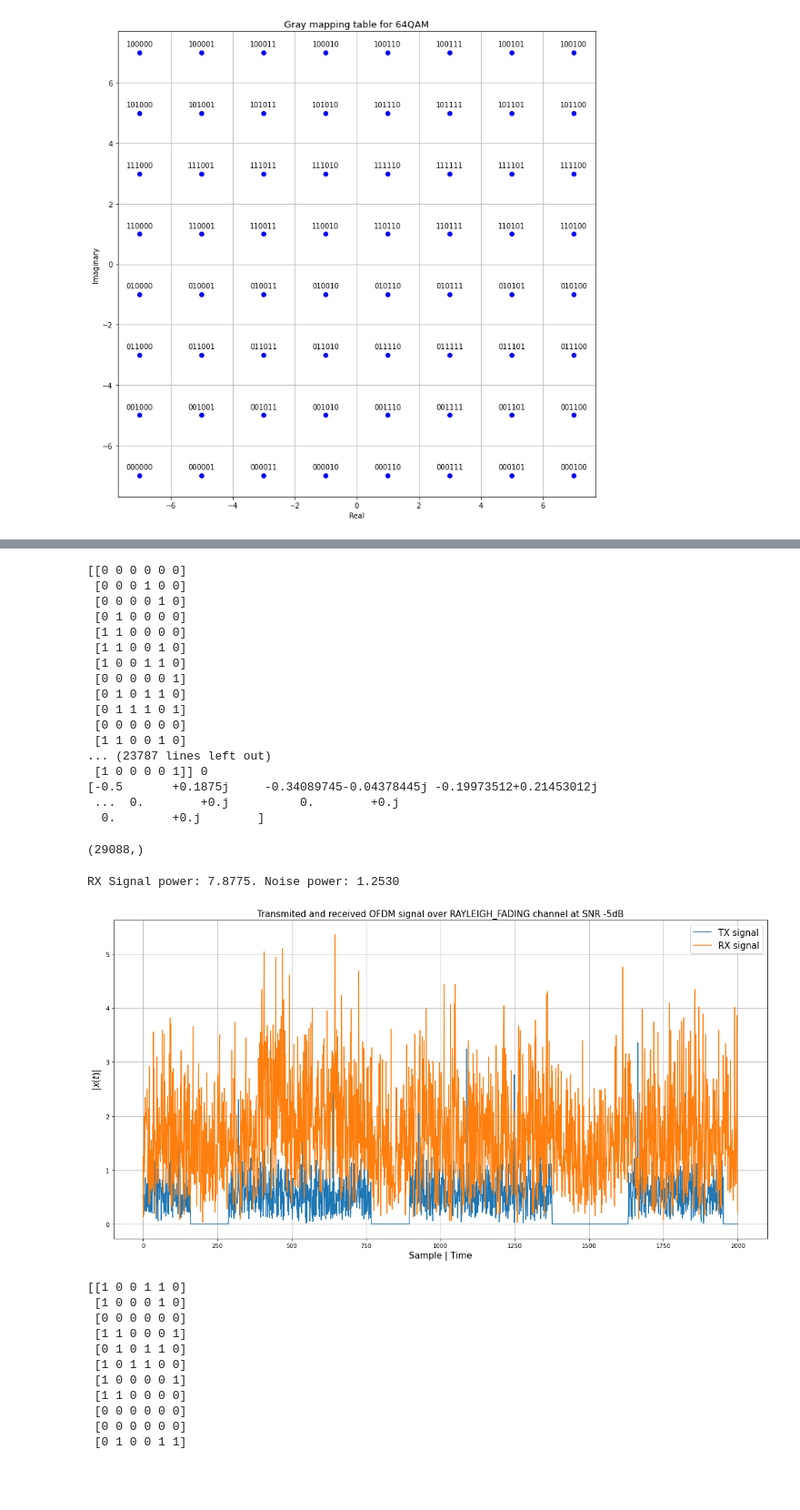
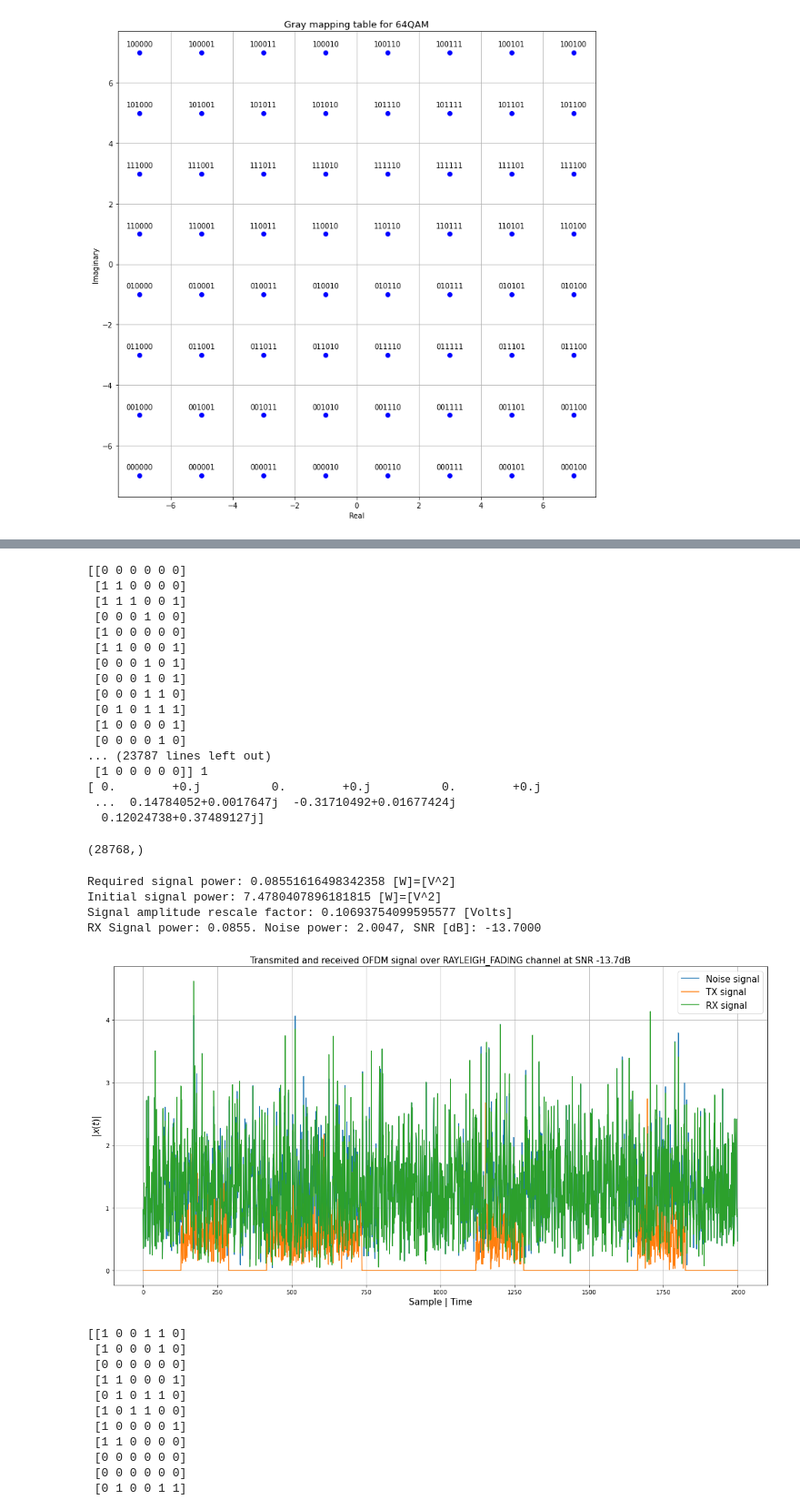
Before and after one commit to georgegrosu1/cognitive-aether, a Jupyter notebook: generate_ofdm_dataset.ipynb, the cells around one changed output, grey strips where cells are left out. Shown at 91% size. Cells and saved outputs as stored; diff of their text form; code cells hidden in the pictures; blank space fills up the shorter version.

Commit message:
Bug fix for rescaling of signal according to desired SNR at RX side -get_snr_context_rescale_factor computes the rescaling factor (in Volts) -rescaling factor is multiplied with the convolved signal

```diff
--- a/generate_ofdm_dataset.ipynb
+++ b/generate_ofdm_dataset.ipynb
@@ -4,7 +4,7 @@ from matplotlib import pyplot as plt
 from src.communications_module.ofdm_modulator import OFDMModulator
 from src.communications_module.channels.comm_channel import ChannelModel
 # %%
-rx_snrs_list = [-5, 0, 5, 20]
+rx_snrs_list = [-13.7, -5, 0, 2, 3, 5, 20]
 subcarriers = 128
 num_pilots = 8
 bits_per_sym = 6
@@ -13,11 +13,11 @@ cp_ratio = 4
 fading_channel = ChannelModel(total_carriers_over_ch=subcarriers,
                               channel_type='rayleigh_fading',
                               scaled_ch=True,
-                              number_paths=6,
-                              fc=900e6,
-                              velocity=80,
+                              number_paths=7,
+                              fc=990e6,
+                              velocity=120,
                               k_rice=0,
-                              r_hat_rice=1.2)
+                              r_hat_rice=2)
 # %%
 ofdm_gen = OFDMModulator(bits_per_sym=bits_per_sym,
                          subcarriers=subcarriers,
@@ -91,46 +91,50 @@ for i in range(200):
 print(ofdm_sign)
 # %% [output]
 [[0 0 0 0 0 0]
+ [1 1 0 0 0 0]
+ [1 1 1 0 0 1]
  [0 0 0 1 0 0]
+ [1 0 0 0 0 0]
+ [1 1 0 0 0 1]
+ [0 0 0 1 0 1]
+ [0 0 0 1 0 1]
+ [0 0 0 1 1 0]
+ [0 1 0 1 1 1]
+ [1 0 0 0 0 1]
  [0 0 0 0 1 0]
- [0 1 0 0 0 0]
- [1 1 0 0 0 0]
- [1 1 0 0 1 0]
- [1 0 0 1 1 0]
- [0 0 0 0 0 1]
- [0 1 0 1 1 0]
- [0 1 1 1 0 1]
- [0 0 0 0 0 0]
- [1 1 0 0 1 0]
 ... (23787 lines left out)
- [1 0 0 0 0 1]] 0
-[-0.5       +0.1875j     -0.34089745-0.04378445j -0.19973512+0.21453012j
- ...  0.        +0.j          0.        +0.j
-  0.        +0.j        ]
+ [1 0 0 0 0 0]] 1
+[ 0.        +0.j          0.        +0.j          0.        +0.j
+ ...  0.14784052+0.0017647j  -0.31710492+0.01677424j
+  0.12024738+0.37489127j]
 # %%
 ofdm_ift = ofdm_gen.ofdm_idft(ofdm_sign)
 ofdm_wcp = ofdm_gen.add_cyclic_prefix(ofdm_ift)
 # %%
 print(ofdm_sign.shape)
 # %% [output]
-(29088,)
+(28768,)
 # %%
 OFDM_TX = ofdm_sign
 OFDM_RX, noise = ofdm_gen.ofdm_over_channel(OFDM_TX)
 # %% [output]
-RX Signal power: 7.8775. Noise power: 1.2530
+Required signal power: 0.08551616498342358 [W]=[V^2]
+Initial signal power: 7.4780407896181815 [W]=[V^2]
+Signal amplitude rescale factor: 0.10693754099595577 [Volts]
+RX Signal power: 0.0855. Noise power: 2.0047, SNR [dB]: -13.7000
 # %%
 plt.figure(figsize=(20,10))
 plt.title(
     f'Transmited and received OFDM signal over {fading_channel.channel_type.upper()} channel at SNR {rx_snrs_list[0]}dB',
          fontsize=15)
+plt.plot(abs(noise[:2000]), label='Noise signal')
 plt.plot(abs(OFDM_TX[:2000]), label='TX signal')
 plt.plot(abs(OFDM_RX[:2000]), label='RX signal')
 plt.legend(fontsize=10, prop={'size': 15})
 plt.xlabel('Sample | Time', fontsize=15); plt.ylabel('$|x(t)|$', fontsize=15);
 plt.grid(True);
 # %% [output]
-[figure, old version]
+[figure, new version]
 # %%
 df['RX_OFDM'] = abs(OFDM_RX)
 df['TX_OFDM'] = abs(OFDM_TX)
```
Also changed, not shown: parts of 1 cell of this notebook, 1 other file.
